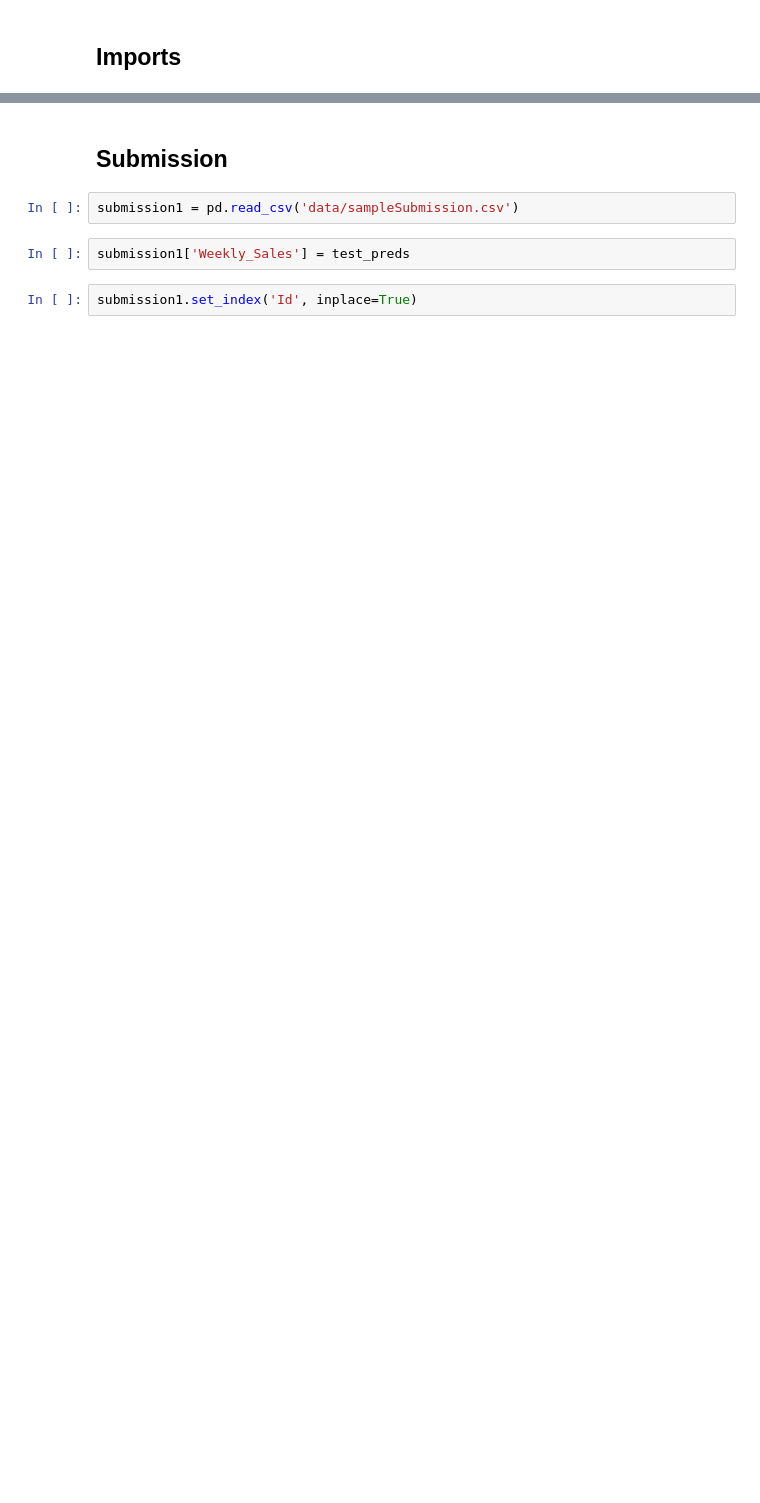
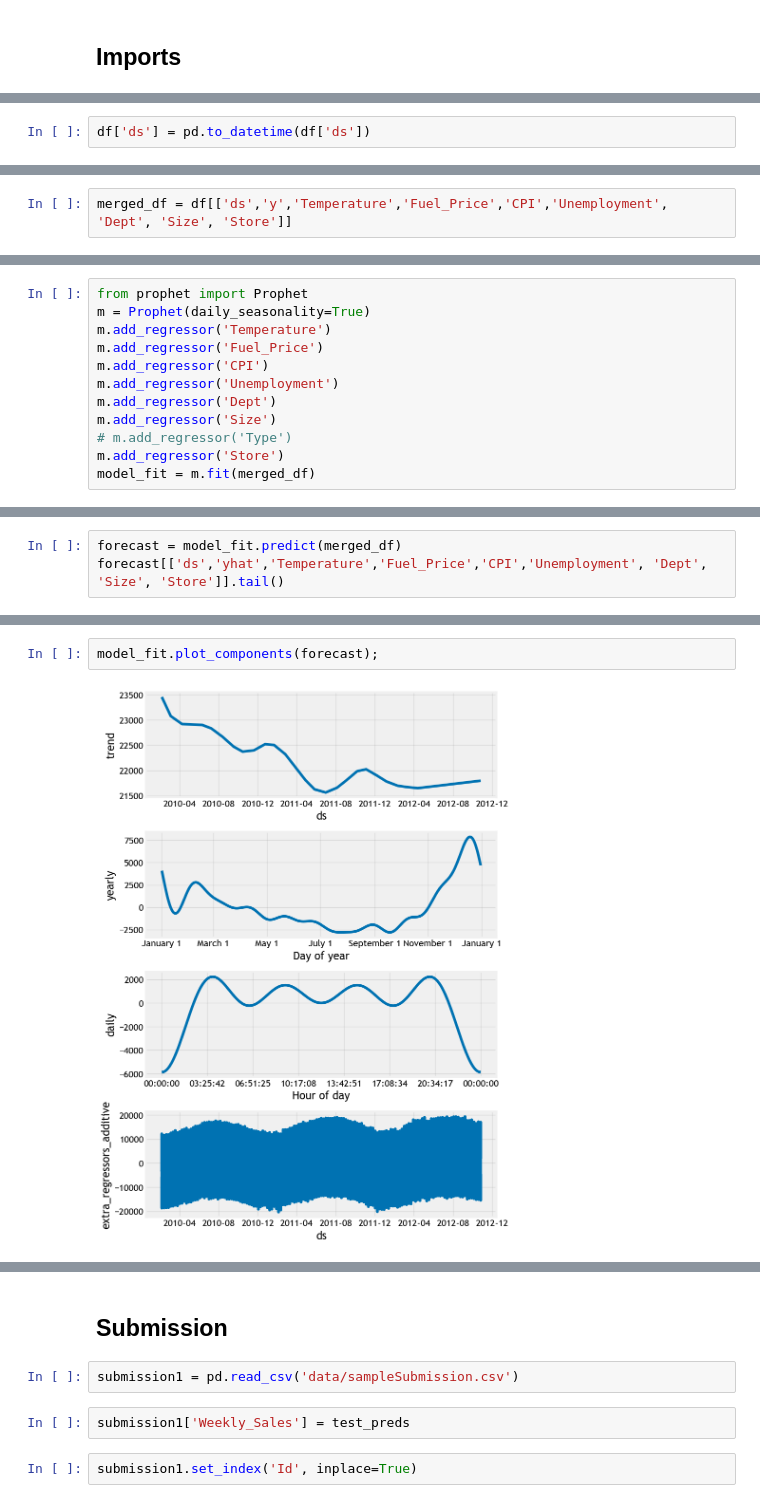
Before and after one commit to johngilheany/store-sales-forecasting, a Jupyter notebook: 04 - Prophet.ipynb, the cells around one changed output, grey strips where cells are left out. Cells and saved outputs as stored; diff of their text form; blank space fills up the shorter version.

```diff
--- a/04 - Prophet.ipynb
+++ b/04 - Prophet.ipynb
@@ -198,0 +68,2 @@ data_test['pred'] = test_preds
+# %%
+df['ds'] = pd.to_datetime(df['ds'])
@@ -198,0 +90,2 @@ data_test['pred'] = test_preds
+# %%
+merged_df = df[['ds','y','Temperature','Fuel_Price','CPI','Unemployment', 'Dept', 'Size', 'Store']]
@@ -198,0 +101,12 @@ data_test['pred'] = test_preds
+# %%
+from prophet import Prophet
+m = Prophet(daily_seasonality=True)
+m.add_regressor('Temperature')
+m.add_regressor('Fuel_Price')
+m.add_regressor('CPI')
+m.add_regressor('Unemployment')
+m.add_regressor('Dept')
+m.add_regressor('Size')
+# m.add_regressor('Type')
+m.add_regressor('Store')
+model_fit = m.fit(merged_df)
@@ -198,0 +116,3 @@ data_test['pred'] = test_preds
+# %%
+forecast = model_fit.predict(merged_df)
+forecast[['ds','yhat','Temperature','Fuel_Price','CPI','Unemployment', 'Dept', 'Size', 'Store']].tail()
@@ -198,0 +126,4 @@ data_test['pred'] = test_preds
+# %%
+model_fit.plot_components(forecast);
+# %% [output]
+[figure, added]
```
Also changed, not shown: parts of 49 cells of this notebook, 3 other files.
